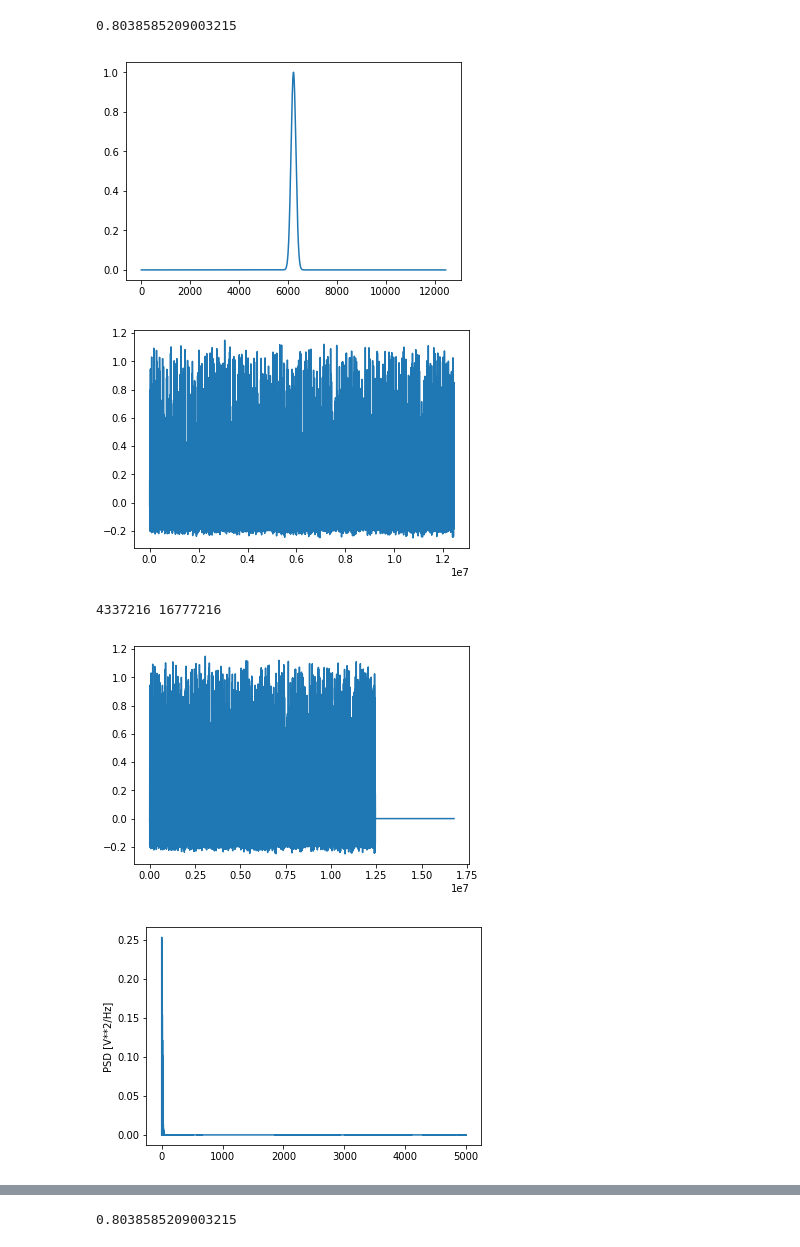
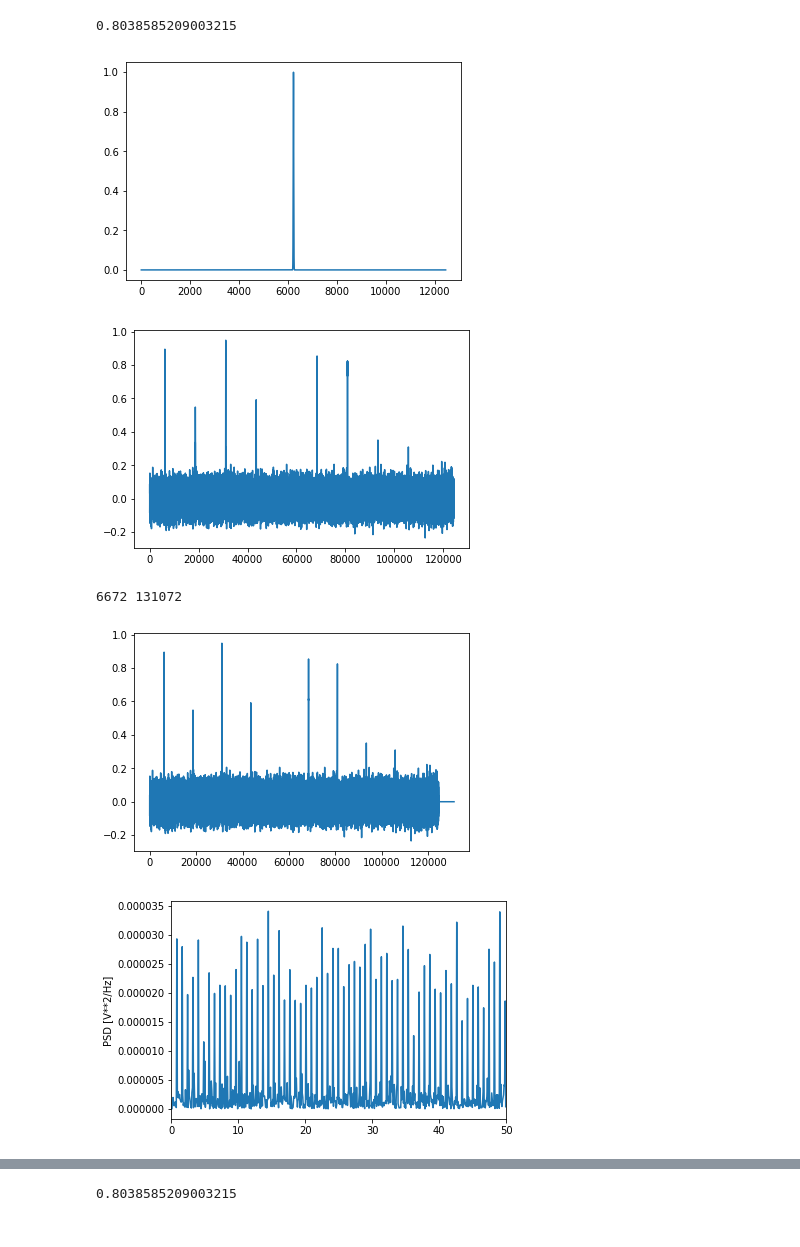
Before and after one commit to KazAndr/bsa3, a Jupyter notebook: pulsar_generator.ipynb, the cells around one changed output, grey strips where cells are left out. Saved outputs shown, nothing was run; the diff lists cells and outputs as text; code cells hidden in the pictures.

```diff
--- a/pulsar_generator.ipynb
+++ b/pulsar_generator.ipynb
@@ -12,25 +12,25 @@ from scipy import signal
 from numpy.random import random_sample
 # %%
 period_s = 1.244 # желаемая точность - до 5 знака
-pulse = signal.gaussian(period_s*10e3, std=100, sym=True)
+pulse = signal.gaussian(period_s*10e3, std=10, sym=True)
 #window = np.array([random_sample(1)*random_sample(1)*i for i in window])
 plt.plot(pulse)
 print(1/period_s)
 # %% [output]
 0.8038585209003215
-[figure, old version]
+[figure, new version]
 # %%
 obser = []
 for i in range(10):
     obser.append([])
-    for j in range(1000):
+    for j in range(10):
         obser[i].extend(random_sample(1)*pulse + np.random.normal(0, 0.05, len(pulse)))
 # %%
 plt.close()
 plt.plot(obser[1])
 plt.show()
 # %% [output]
-[figure, old version]
+[figure, new version]
 # %%
 # Звездные сутки 86164,090530833 с
 # %%
@@ -43,24 +43,24 @@ print(add_points, obs_points + add_points)
 obs_points += add_points
 noised_obser = np.append(noised_obser, np.zeros(add_points))
 # %% [output]
-4337216 16777216
+6672 131072
 # %%
 plt.close()
 plt.plot(noised_obser)
 plt.show()
 # %% [output]
-[figure, old version]
+[figure, new version]
 # %%
 fs = 10e3 # частотота дискретизации временных рядов
 f, Pxx_den = signal.periodogram(obser[1], fs)
 plt.plot(f, Pxx_den)
 plt.ylabel('PSD [V**2/Hz]')
 # plt.axhline(0.3*max(Pxx_den))
 # plt.ylim(0, 0.00003)
-#plt.xlim(0, 3)
+plt.xlim(0, 50)
 plt.show()
 # %% [output]
-[figure, old version]
+[figure, new version]
 # %%
 peaks, _ = signal.find_peaks(Pxx_den, height=0.5*max(Pxx_den))
 main_harm = f[peaks][0]
```
Also changed, not shown: parts of 1 cell of this notebook.
